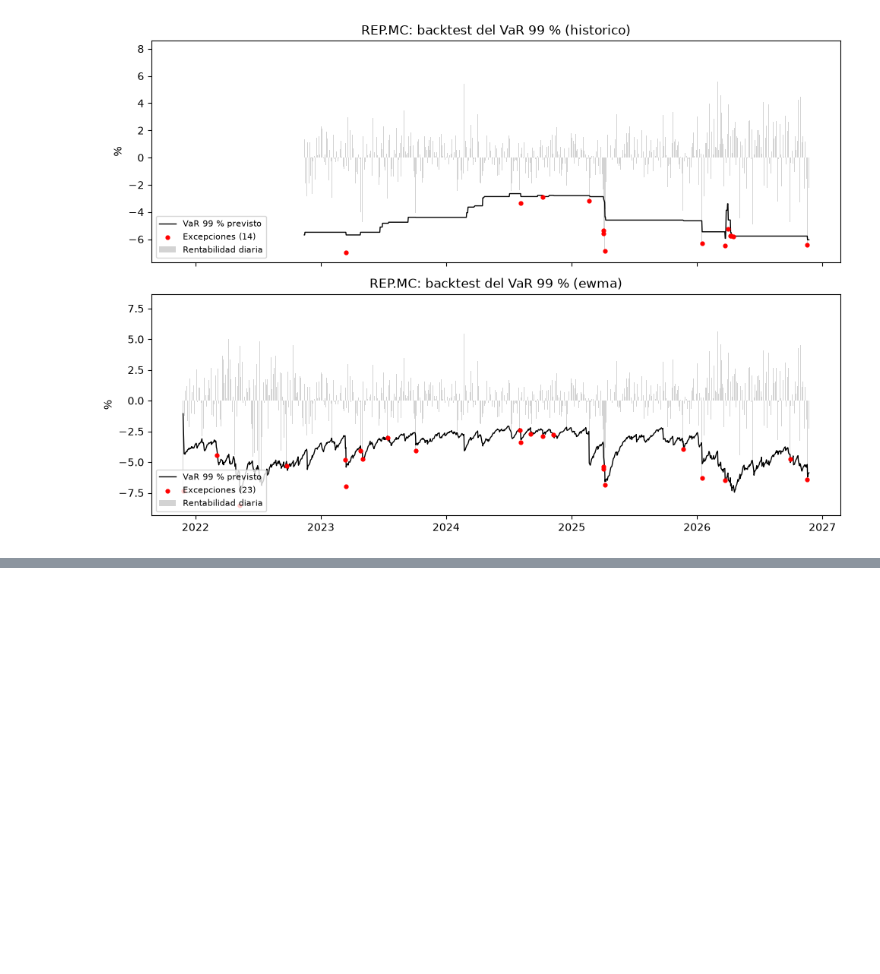
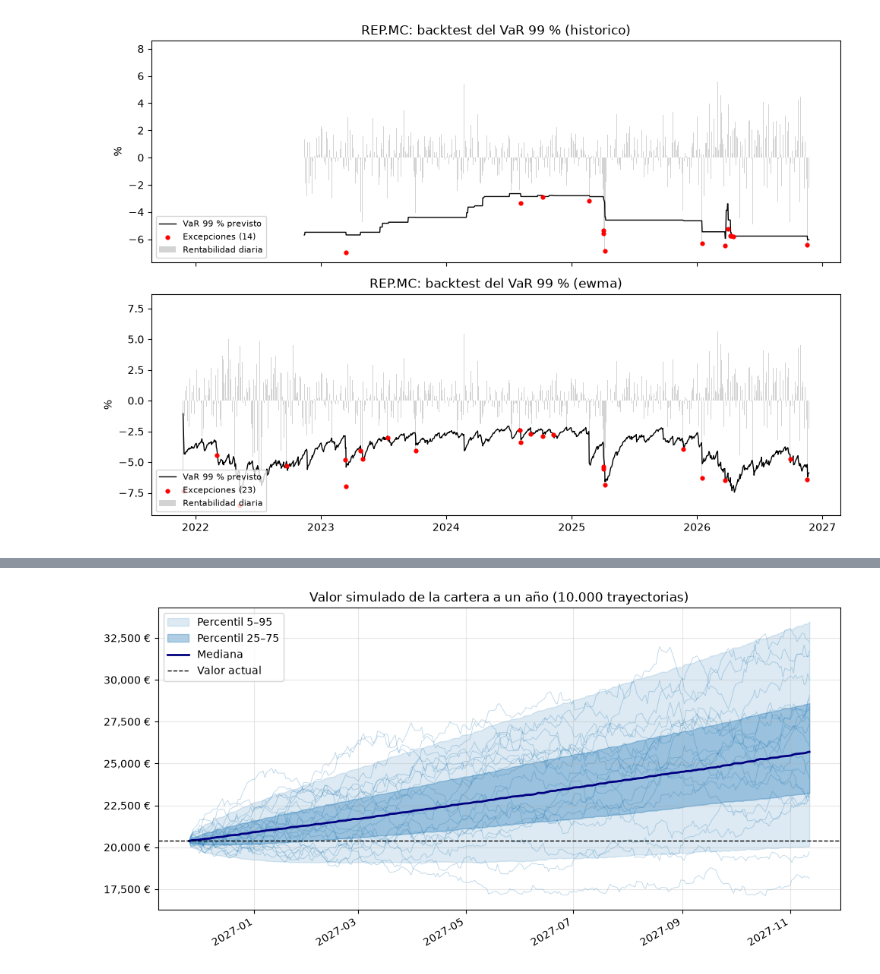
Before and after one commit to marcosortegan/gestor-carteras, a Jupyter notebook: notebooks/riesgo.ipynb, the cells around one changed output, grey strips where cells are left out. Drawn from its saved outputs; the diff is of its cells as text; code cells hidden in the pictures; blank space fills up the shorter version.

```diff
--- a/notebooks/riesgo.ipynb
+++ b/notebooks/riesgo.ipynb
@@ -196,0 +261,26 @@ fig.savefig(CARPETA / f"backtest_{nombre}.png", dpi=150, bbox_inches="tight")
+# %%
+import matplotlib.ticker as mticker
+from cartera.simulacion import trayectorias_cartera
+
+V = trayectorias_cartera(log_r, valores, dias=252, n=10_000, semilla=42)
+fechas = pd.bdate_range(pd.Timestamp.today().normalize(), periods=V.shape[1])
+percentiles = [5, 25, 50, 75, 95]
+bandas = np.percentile(V, percentiles, axis=0)
+idx = np.random.default_rng(0).choice(len(V), 20, replace=False)
+
+fig, ax = plt.subplots(figsize=(10, 5))
+ax.fill_between(fechas, bandas[0], bandas[4], color="tab:blue", alpha=0.15, label="Percentil 5–95")
+ax.fill_between(fechas, bandas[1], bandas[3], color="tab:blue", alpha=0.35, label="Percentil 25–75")
+ax.plot(fechas, V[idx].T, color="tab:blue", lw=0.6, alpha=0.3)
+ax.plot(fechas, bandas[2], color="navy", lw=2, label="Mediana")
+ax.axhline(V0, color="k", ls="--", lw=1, label="Valor actual")
+ax.yaxis.set_major_formatter(mticker.FuncFormatter(lambda x, _: f"{x:,.0f} €"))
+ax.set_title("Valor simulado de la cartera a un año (10.000 trayectorias)")
+ax.legend(loc="upper left")
+ax.grid(alpha=0.3)
+fig.autofmt_xdate()
+fig.tight_layout()
+fig.savefig(CARPETA / "fan_chart.png", dpi=150)
+plt.show()
+# %% [output]
+[figure, added]
```
Also changed, not shown: parts of 5 cells of this notebook, 4 other files.
